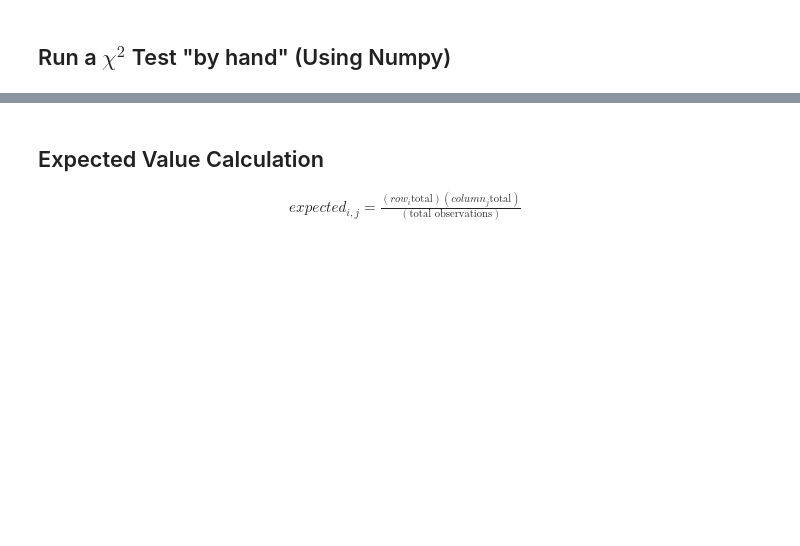
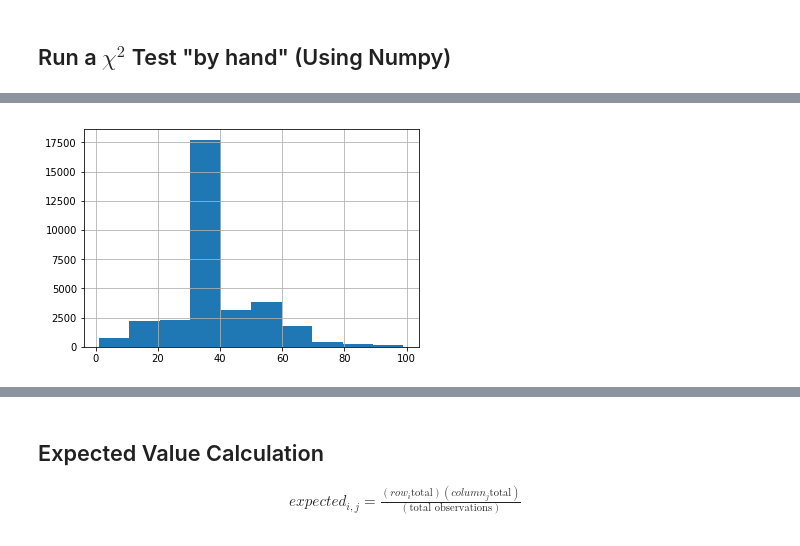
Before and after one commit to garretbassett/DS-Unit-1-Sprint-3-Statistical-Tests-and-Experiments, a Jupyter notebook: module2-sampling-confidence-intervals-and-hypothesis-testing/Garret_Bassett_LS_DS6_132_Sampling_Confidence_Intervals_and_Hypothesis_Testing.ipynb, the cells around one changed output, grey strips where cells are left out. Drawn from its saved outputs; the diff is of its cells as text; code cells hidden in the pictures; blank space fills up the shorter version.

```diff
--- a/module2-sampling-confidence-intervals-and-hypothesis-testing/Garret_Bassett_LS_DS6_132_Sampling_Confidence_Intervals_and_Hypothesis_Testing.ipynb
+++ b/module2-sampling-confidence-intervals-and-hypothesis-testing/Garret_Bassett_LS_DS6_132_Sampling_Confidence_Intervals_and_Hypothesis_Testing.ipynb
@@ -282,0 +352,4 @@ df.head()
+# %%
+df['hours-per-week'].hist();
+# %% [output]
+[figure, added]
```
Also changed, not shown: parts of 39 cells of this notebook.
